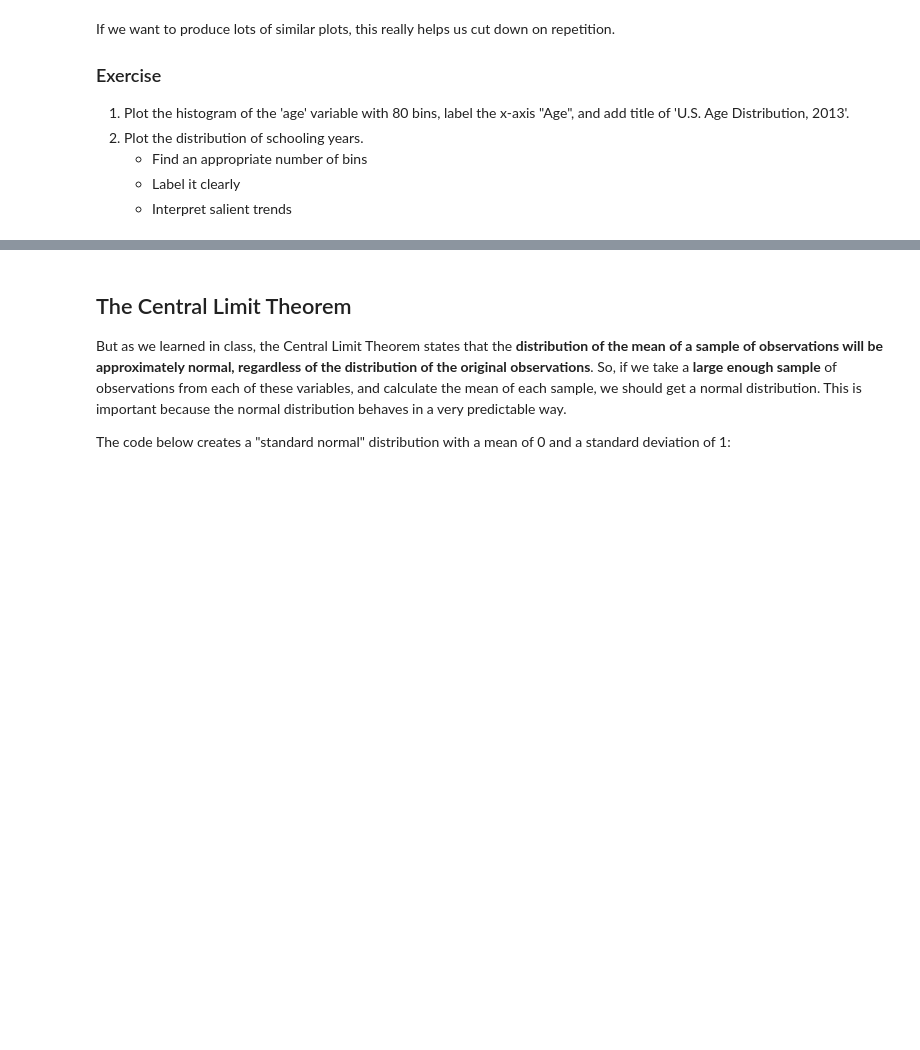
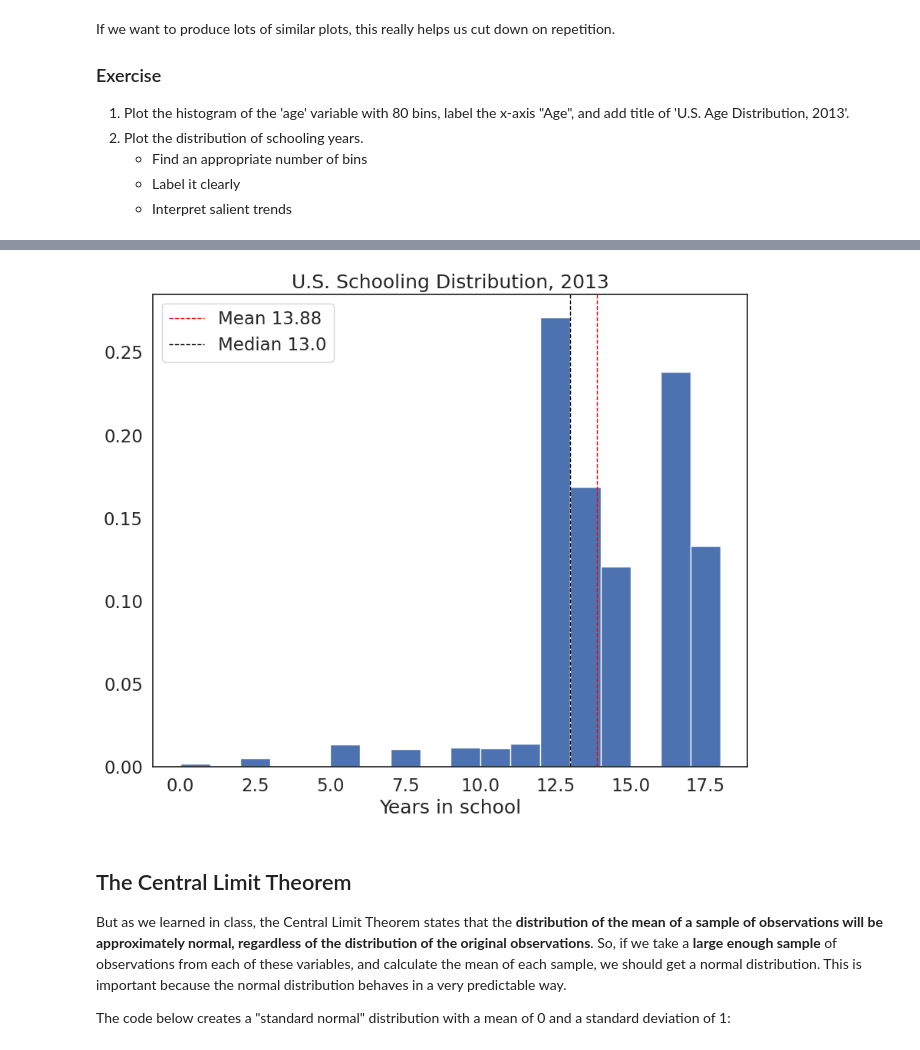
Before and after one commit to katiemarden123/QM2, a Jupyter notebook: notebooks/W05. Distributions and Basic Statistics.ipynb, the cells around one changed output, grey strips where cells are left out. Cells and saved outputs as stored; diff of their text form; code cells hidden in the pictures; blank space fills up the shorter version.

```diff
--- a/notebooks/W05. Distributions and Basic Statistics.ipynb
+++ b/notebooks/W05. Distributions and Basic Statistics.ipynb
@@ -332,3 +331,7 @@ If we want to produce lots of similar plots, this really helps us cut down on re
+# %%
+plot_histogram(variable = df['sch'], bin_number = 18, xlab = 'Years in school', title = 'U.S. Schooling Distribution, 2013')
+# %% [output]
+[figure, added]
 # %% [markdown]
 ## The Central Limit Theorem
 
```
Also changed, not shown: parts of 15 cells of this notebook.
